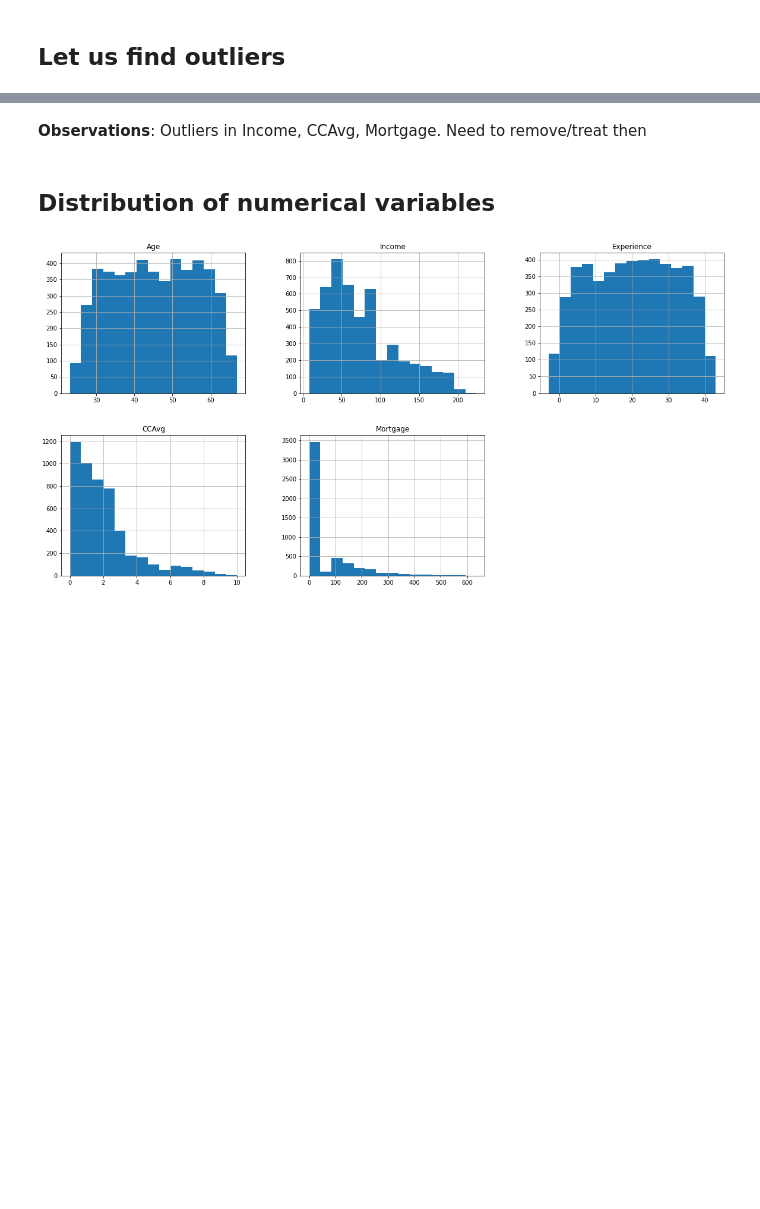
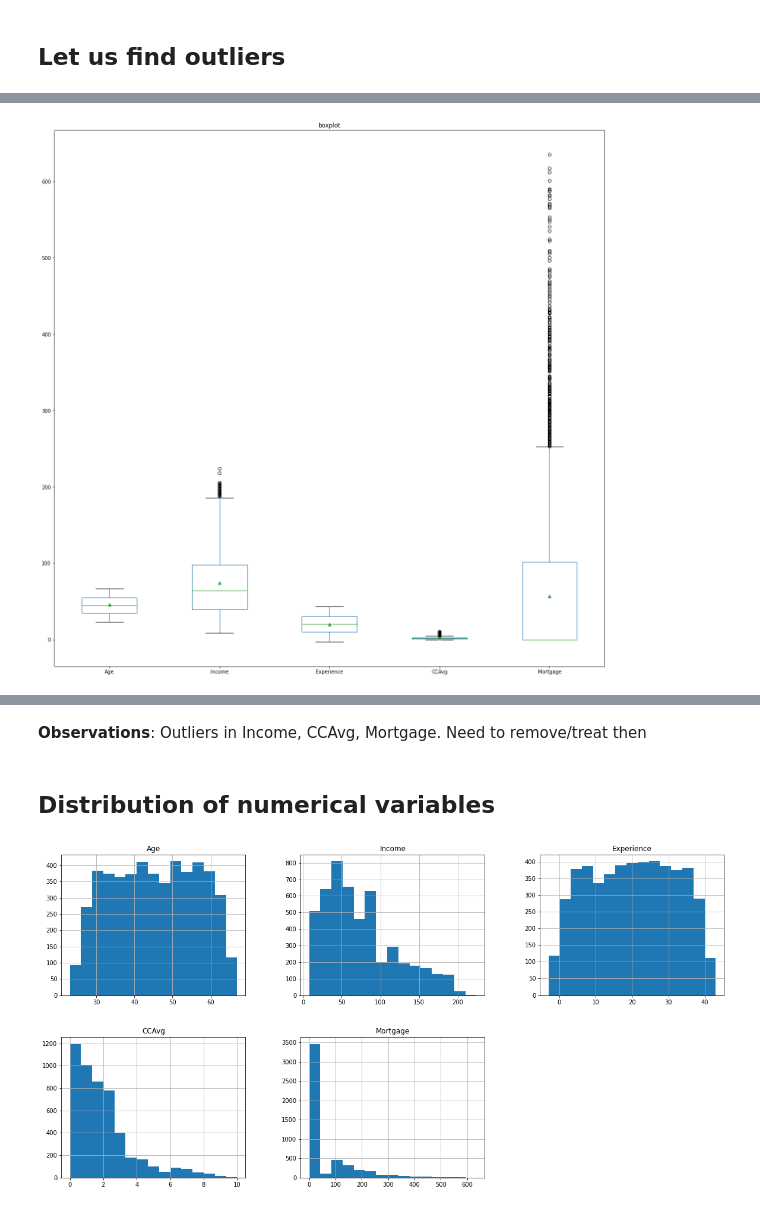
Before and after one commit to sirhomersimpson/pgp-aiml, a Jupyter notebook: supervised_learning_regression/Personal Loan Campaign Project.ipynb, the cells around one changed output, grey strips where cells are left out. Cells and saved outputs as stored; diff of their text form; code cells hidden in the pictures; blank space fills up the shorter version.

```diff
--- a/supervised_learning_regression/Personal Loan Campaign Project.ipynb
+++ b/supervised_learning_regression/Personal Loan Campaign Project.ipynb
@@ -290,0 +301,9 @@ for subplots in n:
+# %%
+# Print all the box plots from n which is the list. I am too lazy to print each by each
+# Code snippets
+# https://stackoverflow.com/questions/27061137/plot-multiple-boxplot-in-one-graph-in-pandas-or-matplotlib/46452644
+ax = df[n].plot(kind="box", title="boxplot", showmeans=True)
+plt.rcParams["figure.figsize"] = (20, 20)
+plt.show()
+# %% [output]
+[figure, added]
```
Also changed, not shown: parts of 35 cells of this notebook.
